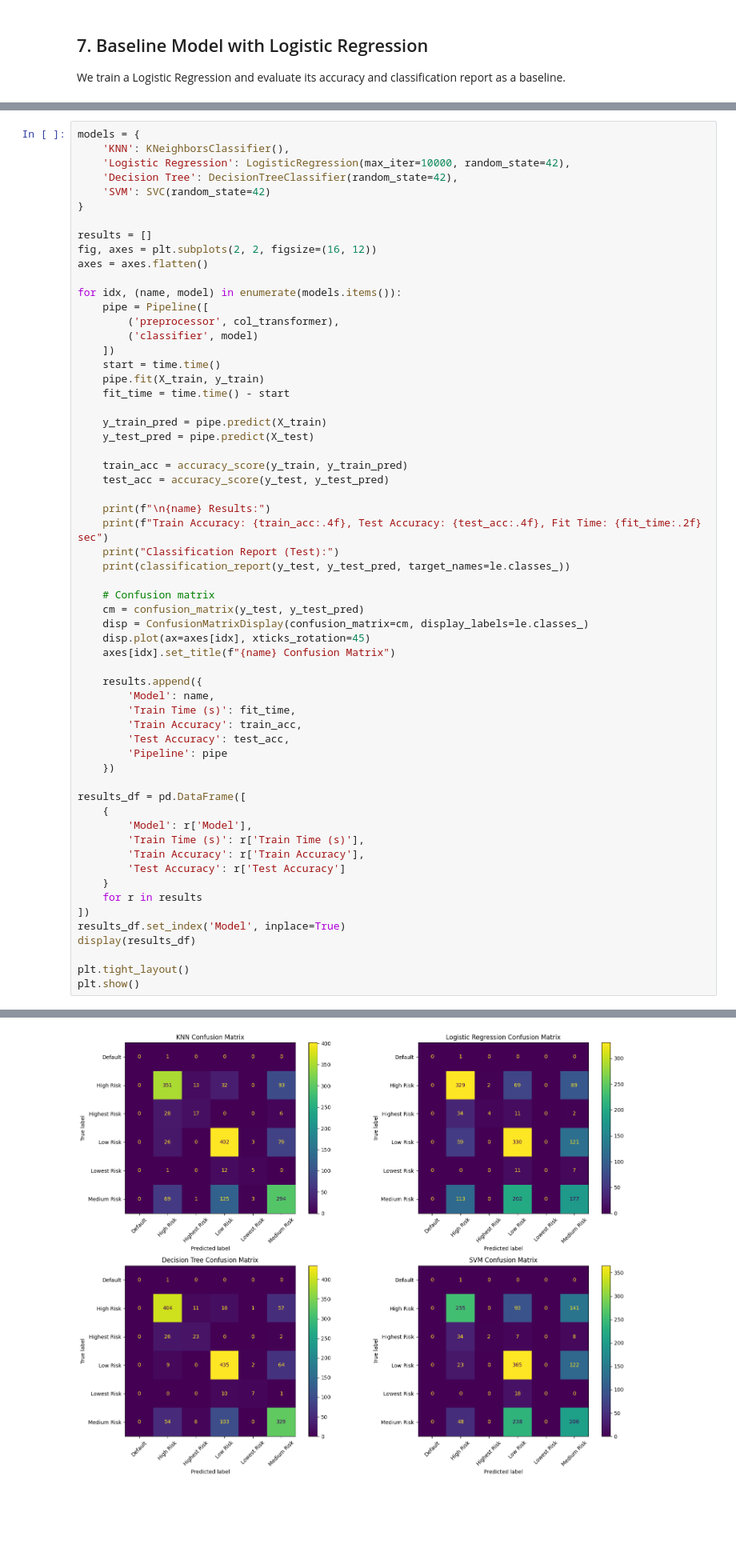
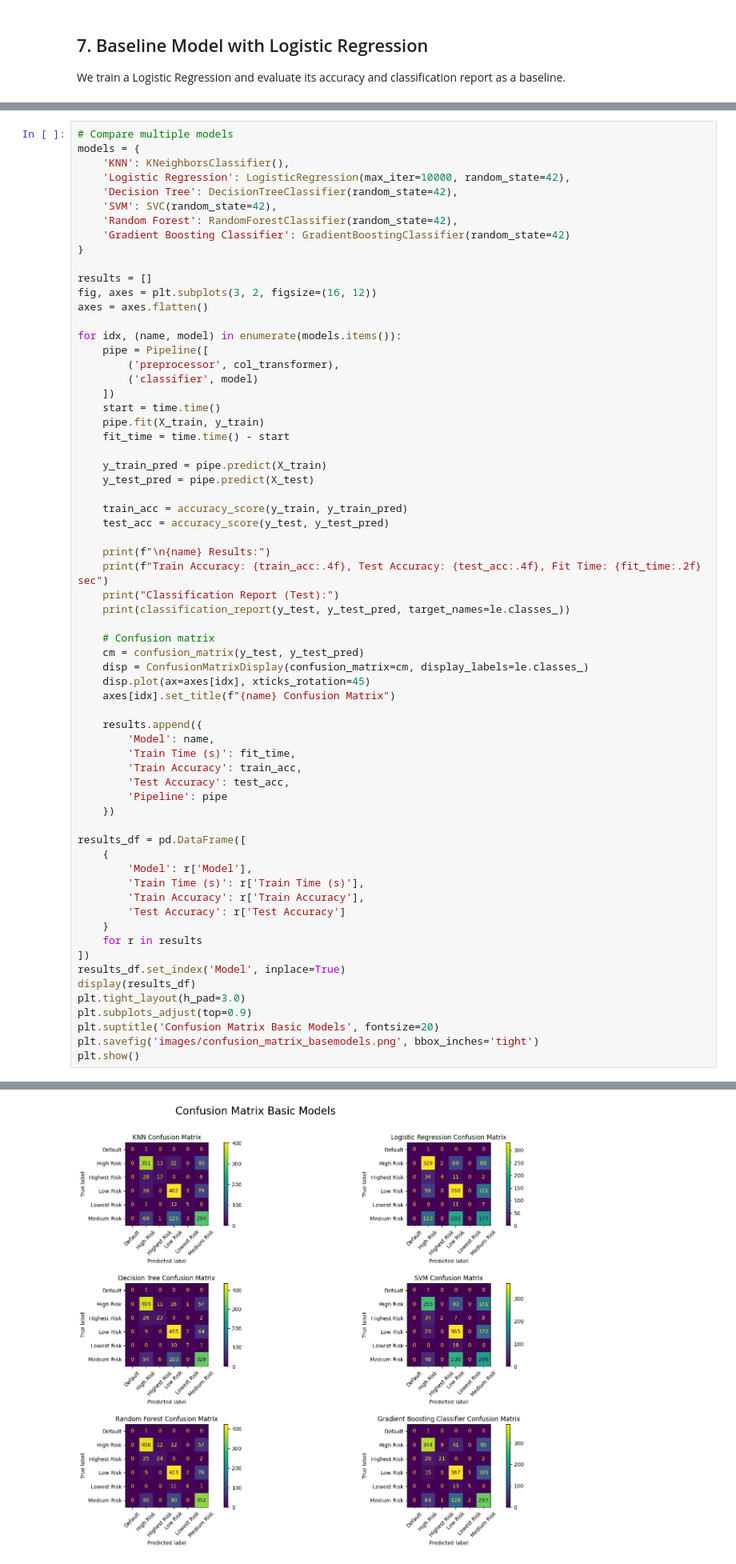
Before and after one commit to master-coder-1/capstone-project, a Jupyter notebook: predict_credit_rating.ipynb, the cells around one changed output, grey strips where cells are left out. Shown at 80% size. Cells and saved outputs as stored; diff of their text form; blank space fills up the shorter version.

```diff
--- a/predict_credit_rating.ipynb
+++ b/predict_credit_rating.ipynb
@@ -467,15 +475,18 @@ Highest Risk       0.67      0.08      0.14        51
 
 For each model, we create a pipeline, fit on training data, and evaluate accuracy, classification report, and confusion matrix on both train and test sets. We also record fit time.
 # %%
+# Compare multiple models
 models = {
     'KNN': KNeighborsClassifier(),
     'Logistic Regression': LogisticRegression(max_iter=10000, random_state=42),
     'Decision Tree': DecisionTreeClassifier(random_state=42),
-    'SVM': SVC(random_state=42)
+    'SVM': SVC(random_state=42),
+    'Random Forest': RandomForestClassifier(random_state=42),
+    'Gradient Boosting Classifier': GradientBoostingClassifier(random_state=42)
 }
 
 results = []
-fig, axes = plt.subplots(2, 2, figsize=(16, 12))
+fig, axes = plt.subplots(3, 2, figsize=(16, 12))
 axes = axes.flatten()
 
 for idx, (name, model) in enumerate(models.items()):
@@ -523,8 +534,10 @@ results_df = pd.DataFrame([
 ])
 results_df.set_index('Model', inplace=True)
 display(results_df)
-
-plt.tight_layout()
+plt.tight_layout(h_pad=3.0)
+plt.subplots_adjust(top=0.9)
+plt.suptitle('Confusion Matrix Basic Models', fontsize=20)
+plt.savefig('images/confusion_matrix_basemodels.png', bbox_inches='tight')
 plt.show()
 # %% [output]
 KNN Results:
@@ -553 +568 @@ weighted avg       0.56      0.53      0.52      1561
-[figure, old version]
+[figure, new version]
```
Also changed, not shown: parts of 12 cells of this notebook, 12 other files.
